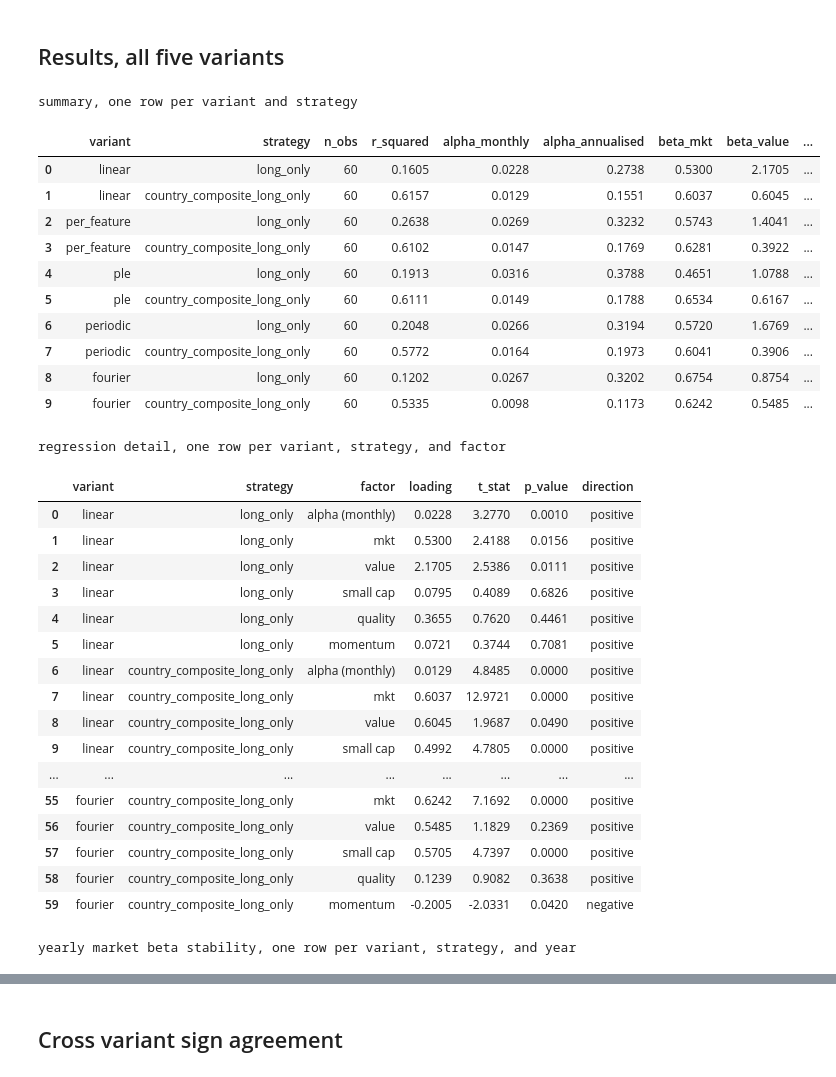
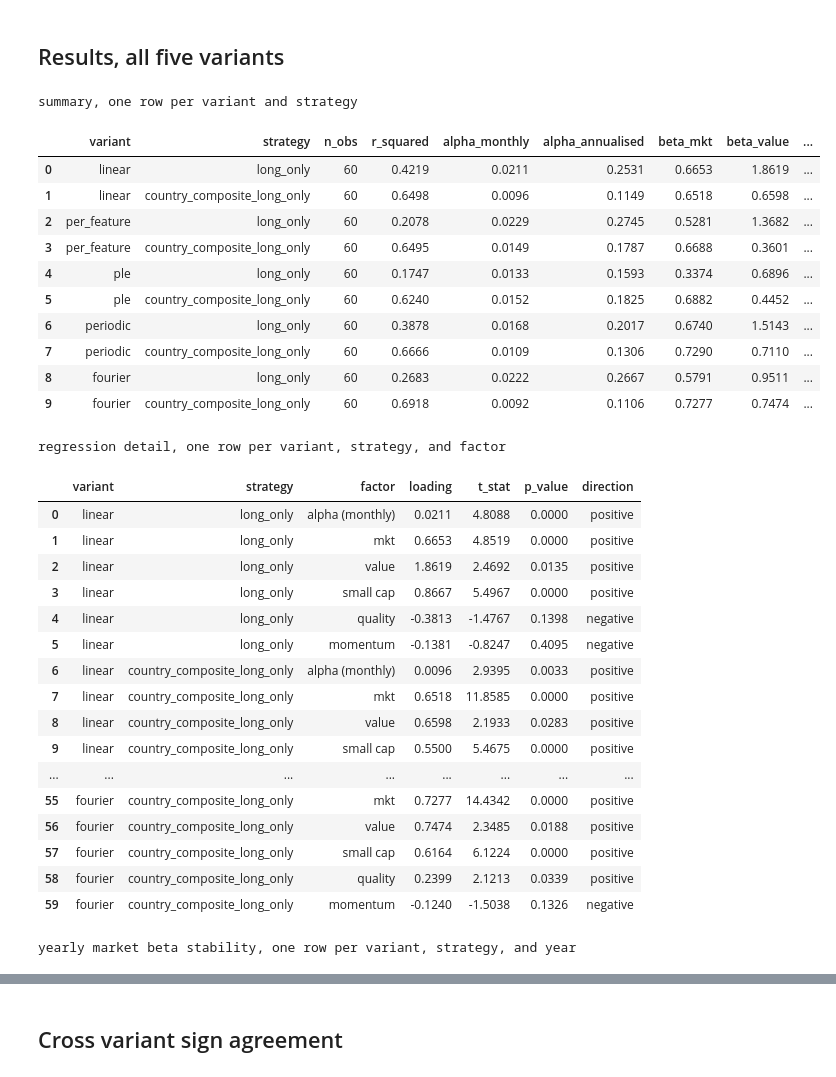
Before and after one commit to Hemasrikar/portfolio-transformers, a Jupyter notebook: notebooks/style_attribution.ipynb, the cells around one changed output, grey strips where cells are left out. Cells and saved outputs as stored; diff of their text form; code cells hidden in the pictures.

```diff
--- a/notebooks/style_attribution.ipynb
+++ b/notebooks/style_attribution.ipynb
@@ -168,7 +168,6 @@ for variant in variants:
         filtered["date"] = pd.to_datetime(filtered[col_date])
         filtered["month"] = filtered["date"].dt.to_period("M")
         portfolio_return = filtered.set_index("month")[col_return]
-        portfolio_return.index = portfolio_return.index + 1
         portfolio_return.name = "portfolio_return"
 
         merged = factors.join(portfolio_return, how = "inner").dropna()
@@ -247,60 +246,60 @@ for variant in variants:
         cached_runs.append({
             "variant": variant,
             "strategy": strategy,
             "results": results,
             "wealth": wealth,
             "drawdown": drawdown,
             "upside_capture": upside_capture,
             "downside_capture": downside_capture
         })
 
 summary_table = pd.DataFrame(all_summaries)
 summary_table.to_csv(tables_dir / "style_attribution_summary.csv", index = False)
 
 regression_detail_table = pd.DataFrame(regression_detail_rows)
 regression_detail_table.to_csv(tables_dir / "style_attribution_regression_detail.csv", index = False)
 
 yearly_beta_table = pd.DataFrame(yearly_beta_rows)
 yearly_beta_table.to_csv(tables_dir / "style_attribution_yearly_beta.csv", index = False)
 
 print("summary, one row per variant and strategy")
 display(summary_table.round(4))
 
 print("regression detail, one row per variant, strategy, and factor")
 display(regression_detail_table.round(4))
 
 print("yearly market beta stability, one row per variant, strategy, and year")
 display(yearly_beta_table.round(4))
 # %% [output]
 summary, one row per variant and strategy
 |  | variant | strategy | n_obs | r_squared | alpha_monthly | alpha_annualised | beta_mkt | beta_value | ... |
-| 0 | linear | long_only | 60 | 0.1605 | 0.0228 | 0.2738 | 0.5300 | 2.1705 | ... |
-| 1 | linear | country_composite_long_only | 60 | 0.6157 | 0.0129 | 0.1551 | 0.6037 | 0.6045 | ... |
-| 2 | per_feature | long_only | 60 | 0.2638 | 0.0269 | 0.3232 | 0.5743 | 1.4041 | ... |
-| 3 | per_feature | country_composite_long_only | 60 | 0.6102 | 0.0147 | 0.1769 | 0.6281 | 0.3922 | ... |
-| 4 | ple | long_only | 60 | 0.1913 | 0.0316 | 0.3788 | 0.4651 | 1.0788 | ... |
-| 5 | ple | country_composite_long_only | 60 | 0.6111 | 0.0149 | 0.1788 | 0.6534 | 0.6167 | ... |
-| 6 | periodic | long_only | 60 | 0.2048 | 0.0266 | 0.3194 | 0.5720 | 1.6769 | ... |
-| 7 | periodic | country_composite_long_only | 60 | 0.5772 | 0.0164 | 0.1973 | 0.6041 | 0.3906 | ... |
-| 8 | fourier | long_only | 60 | 0.1202 | 0.0267 | 0.3202 | 0.6754 | 0.8754 | ... |
-| 9 | fourier | country_composite_long_only | 60 | 0.5335 | 0.0098 | 0.1173 | 0.6242 | 0.5485 | ... |
+| 0 | linear | long_only | 60 | 0.4219 | 0.0211 | 0.2531 | 0.6653 | 1.8619 | ... |
+| 1 | linear | country_composite_long_only | 60 | 0.6498 | 0.0096 | 0.1149 | 0.6518 | 0.6598 | ... |
+| 2 | per_feature | long_only | 60 | 0.2078 | 0.0229 | 0.2745 | 0.5281 | 1.3682 | ... |
+| 3 | per_feature | country_composite_long_only | 60 | 0.6495 | 0.0149 | 0.1787 | 0.6688 | 0.3601 | ... |
+| 4 | ple | long_only | 60 | 0.1747 | 0.0133 | 0.1593 | 0.3374 | 0.6896 | ... |
+| 5 | ple | country_composite_long_only | 60 | 0.6240 | 0.0152 | 0.1825 | 0.6882 | 0.4452 | ... |
+| 6 | periodic | long_only | 60 | 0.3878 | 0.0168 | 0.2017 | 0.6740 | 1.5143 | ... |
+| 7 | periodic | country_composite_long_only | 60 | 0.6666 | 0.0109 | 0.1306 | 0.7290 | 0.7110 | ... |
+| 8 | fourier | long_only | 60 | 0.2683 | 0.0222 | 0.2667 | 0.5791 | 0.9511 | ... |
+| 9 | fourier | country_composite_long_only | 60 | 0.6918 | 0.0092 | 0.1106 | 0.7277 | 0.7474 | ... |
 regression detail, one row per variant, strategy, and factor
 |  | variant | strategy | factor | loading | t_stat | p_value | direction |
-| 0 | linear | long_only | alpha (monthly) | 0.0228 | 3.2770 | 0.0010 | positive |
-| 1 | linear | long_only | mkt | 0.5300 | 2.4188 | 0.0156 | positive |
-| 2 | linear | long_only | value | 2.1705 | 2.5386 | 0.0111 | positive |
-| 3 | linear | long_only | small cap | 0.0795 | 0.4089 | 0.6826 | positive |
-| 4 | linear | long_only | quality | 0.3655 | 0.7620 | 0.4461 | positive |
-| 5 | linear | long_only | momentum | 0.0721 | 0.3744 | 0.7081 | positive |
-| 6 | linear | country_composite_long_only | alpha (monthly) | 0.0129 | 4.8485 | 0.0000 | positive |
-| 7 | linear | country_composite_long_only | mkt | 0.6037 | 12.9721 | 0.0000 | positive |
-| 8 | linear | country_composite_long_only | value | 0.6045 | 1.9687 | 0.0490 | positive |
-| 9 | linear | country_composite_long_only | small cap | 0.4992 | 4.7805 | 0.0000 | positive |
+| 0 | linear | long_only | alpha (monthly) | 0.0211 | 4.8088 | 0.0000 | positive |
+| 1 | linear | long_only | mkt | 0.6653 | 4.8519 | 0.0000 | positive |
+| 2 | linear | long_only | value | 1.8619 | 2.4692 | 0.0135 | positive |
+| 3 | linear | long_only | small cap | 0.8667 | 5.4967 | 0.0000 | positive |
+| 4 | linear | long_only | quality | -0.3813 | -1.4767 | 0.1398 | negative |
+| 5 | linear | long_only | momentum | -0.1381 | -0.8247 | 0.4095 | negative |
+| 6 | linear | country_composite_long_only | alpha (monthly) | 0.0096 | 2.9395 | 0.0033 | positive |
+| 7 | linear | country_composite_long_only | mkt | 0.6518 | 11.8585 | 0.0000 | positive |
+| 8 | linear | country_composite_long_only | value | 0.6598 | 2.1933 | 0.0283 | positive |
+| 9 | linear | country_composite_long_only | small cap | 0.5500 | 5.4675 | 0.0000 | positive |
 | ... | ... | ... | ... | ... | ... | ... | ... |
-| 55 | fourier | country_composite_long_only | mkt | 0.6242 | 7.1692 | 0.0000 | positive |
-| 56 | fourier | country_composite_long_only | value | 0.5485 | 1.1829 | 0.2369 | positive |
-| 57 | fourier | country_composite_long_only | small cap | 0.5705 | 4.7397 | 0.0000 | positive |
-| 58 | fourier | country_composite_long_only | quality | 0.1239 | 0.9082 | 0.3638 | positive |
-| 59 | fourier | country_composite_long_only | momentum | -0.2005 | -2.0331 | 0.0420 | negative |
+| 55 | fourier | country_composite_long_only | mkt | 0.7277 | 14.4342 | 0.0000 | positive |
+| 56 | fourier | country_composite_long_only | value | 0.7474 | 2.3485 | 0.0188 | positive |
+| 57 | fourier | country_composite_long_only | small cap | 0.6164 | 6.1224 | 0.0000 | positive |
+| 58 | fourier | country_composite_long_only | quality | 0.2399 | 2.1213 | 0.0339 | positive |
+| 59 | fourier | country_composite_long_only | momentum | -0.1240 | -1.5038 | 0.1326 | negative |
 yearly market beta stability, one row per variant, strategy, and year
 |  | variant | strategy | year | n_obs | beta_mkt | corr_mkt |
```
Also changed, not shown: parts of 4 cells of this notebook, 15 other files.
